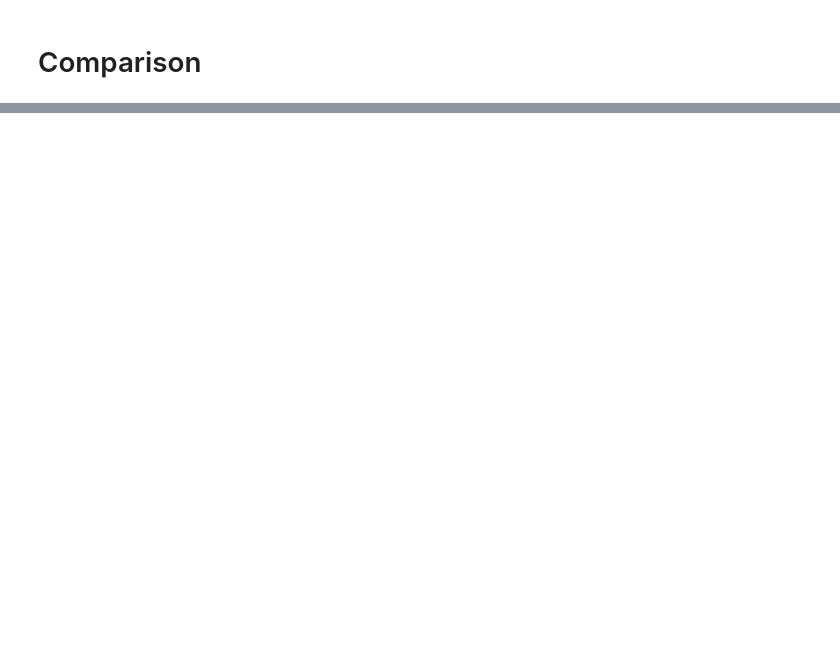
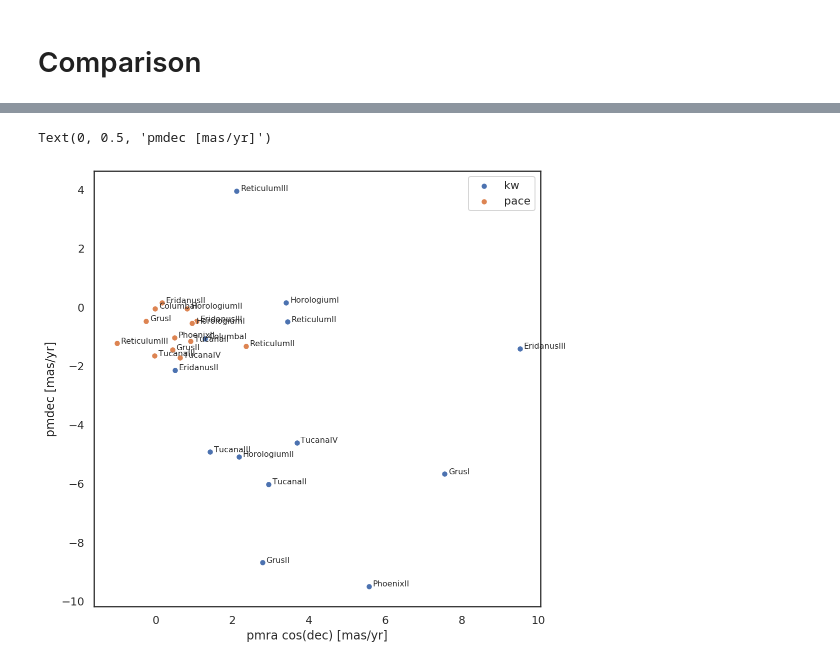
Before and after one commit to kuanweih/MilkyWaySatellites, a Jupyter notebook: nb-compare-pms.ipynb, the cells around one changed output, grey strips where cells are left out. Drawn from its saved outputs; the diff is of its cells as text; code cells hidden in the pictures; blank space fills up the shorter version.

Commit message:
compared kw and pace

```diff
--- a/nb-compare-pms.ipynb
+++ b/nb-compare-pms.ipynb
@@ -111,0 +92,11 @@ sns.scatterplot(x=df_pace['mean_pmra*cos(dec)'], y=df_pace['mean_pmdec'], ax=ax)
+# %%
+df_kw['GalaxyName'] = df_kw['GalaxyName'].str.replace('(', '')
+df_kw['GalaxyName'] = df_kw['GalaxyName'].str.replace(')', '')
+df_kw['GalaxyName'] = df_kw['GalaxyName'].str.replace('1', 'I')
+df_kw['GalaxyName'] = df_kw['GalaxyName'].str.replace('2', 'II')
+df_kw['GalaxyName'] = df_kw['GalaxyName'].str.replace('3', 'III')
+
+df_pace['satellite'] = df_pace['satellite'].str.replace(' ', '')
+
+df_merged = pd.merge(df_kw, df_pace, left_on=['GalaxyName'], right_on=['satellite'], how='inner')
+df_merged
@@ -111,0 +119,25 @@ sns.scatterplot(x=df_pace['mean_pmra*cos(dec)'], y=df_pace['mean_pmdec'], ax=ax)
+# %%
+sns.set(style="white", color_codes=True, font_scale=1)
+fig, ax = plt.subplots(figsize=(8, 8))
+
+p1 = sns.scatterplot(data=df_merged, x='pmra_rh*cos(dec)', y='pmdec_rh', ax=ax, label='kw')
+# sns.scatterplot(x=df_merged['pmra_2rh*cos(dec)'], y=df_merged['pmdec_2rh'], ax=ax)
+p2 = sns.scatterplot(data=df_merged, x='mean_pmra*cos(dec)', y='mean_pmdec', ax=ax, label='pace')
+
+# sns.regplot(data=df_merged, x='pmra_rh*cos(dec)', y='pmdec_rh',
+#             fit_reg=False, marker="+", color="skyblue")
+for i in range(df_merged.shape[0]):
+    p1.text(df_merged['pmra_rh*cos(dec)'][i] + 0.1, df_merged['pmdec_rh'][i],
+            df_merged['GalaxyName'][i], horizontalalignment='left', size=8)
+    p2.text(df_merged['mean_pmra*cos(dec)'][i] + 0.1, df_merged['mean_pmdec'][i],
+            df_merged['satellite'][i], horizontalalignment='left', size=8)
+
+# fig.autofmt_xdate()
+ax.set_xlabel('pmra cos(dec) [mas/yr]')
+ax.set_ylabel('pmdec [mas/yr]')
+# ax.set_title('significance in overlapping area')
+
+# plt.savefig('sig_overlap.png', bbox_inches='tight', dpi=300)
+# %% [output]
+Text(0, 0.5, 'pmdec [mas/yr]')
+[figure, added]
```
Also changed, not shown: parts of 6 cells of this notebook.
